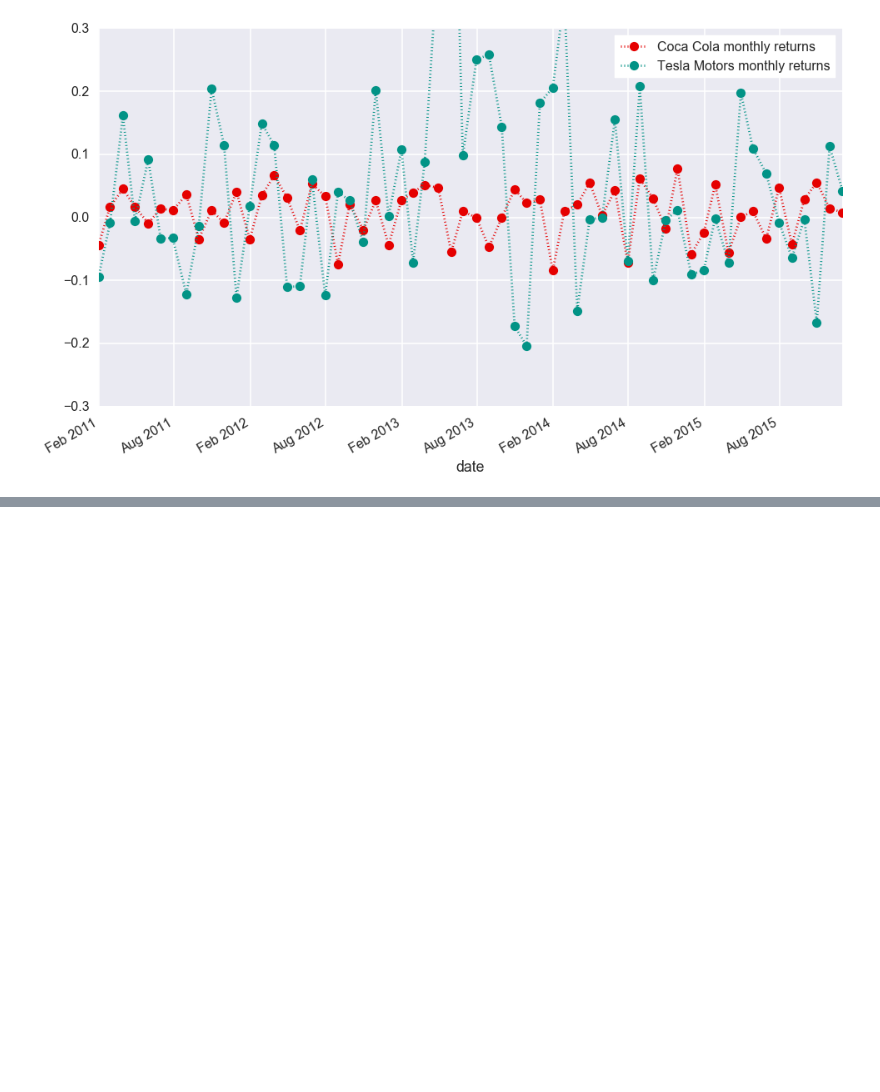
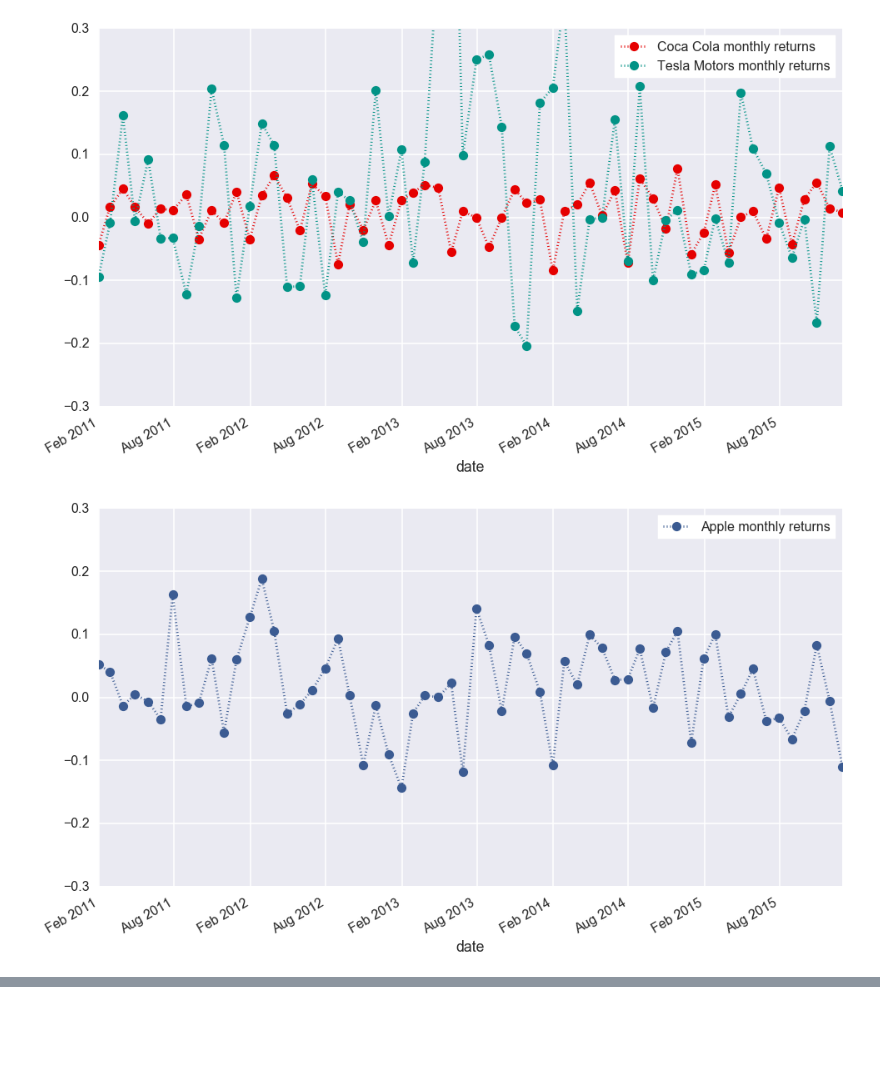
Before and after one commit to AndreaBarbon/Statistical-methods, a Jupyter notebook: Statistical Methods - Examples.ipynb, the cells around one changed output, grey strips where cells are left out. Cells and saved outputs as stored; diff of their text form; code cells hidden in the pictures; blank space fills up the shorter version.

```diff
--- a/Statistical Methods - Examples.ipynb
+++ b/Statistical Methods - Examples.ipynb
@@ -126,3 +130,7 @@ plot_returns( Tesla )
 plot_returns( [ CocaCola  ,  Tesla  ] )
 # %% [output]
 [figure]
+# %%
+plot_returns( [ Apple  ] )
+# %% [output]
+[figure, added]
```
Also changed, not shown: parts of 5 cells of this notebook, 1 other file.
